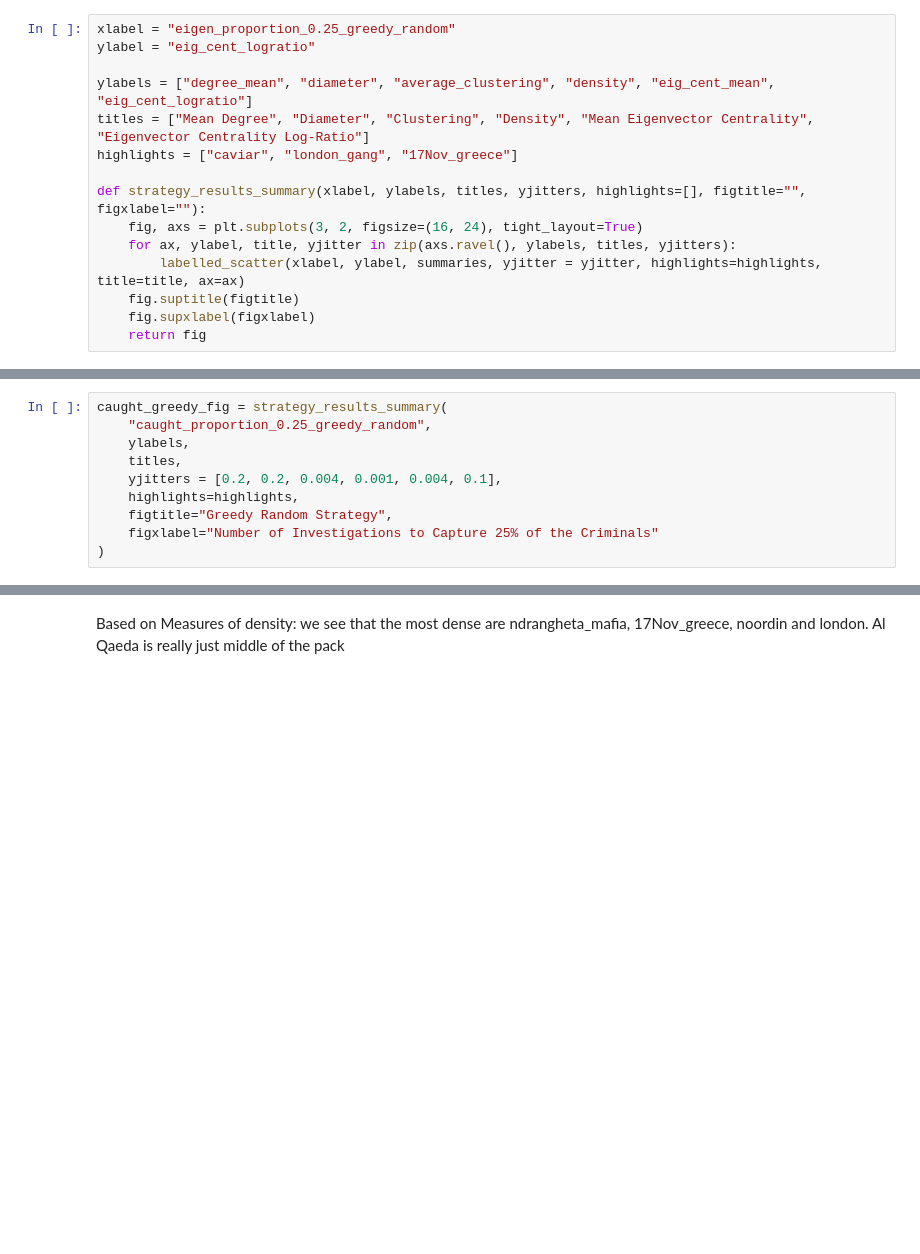
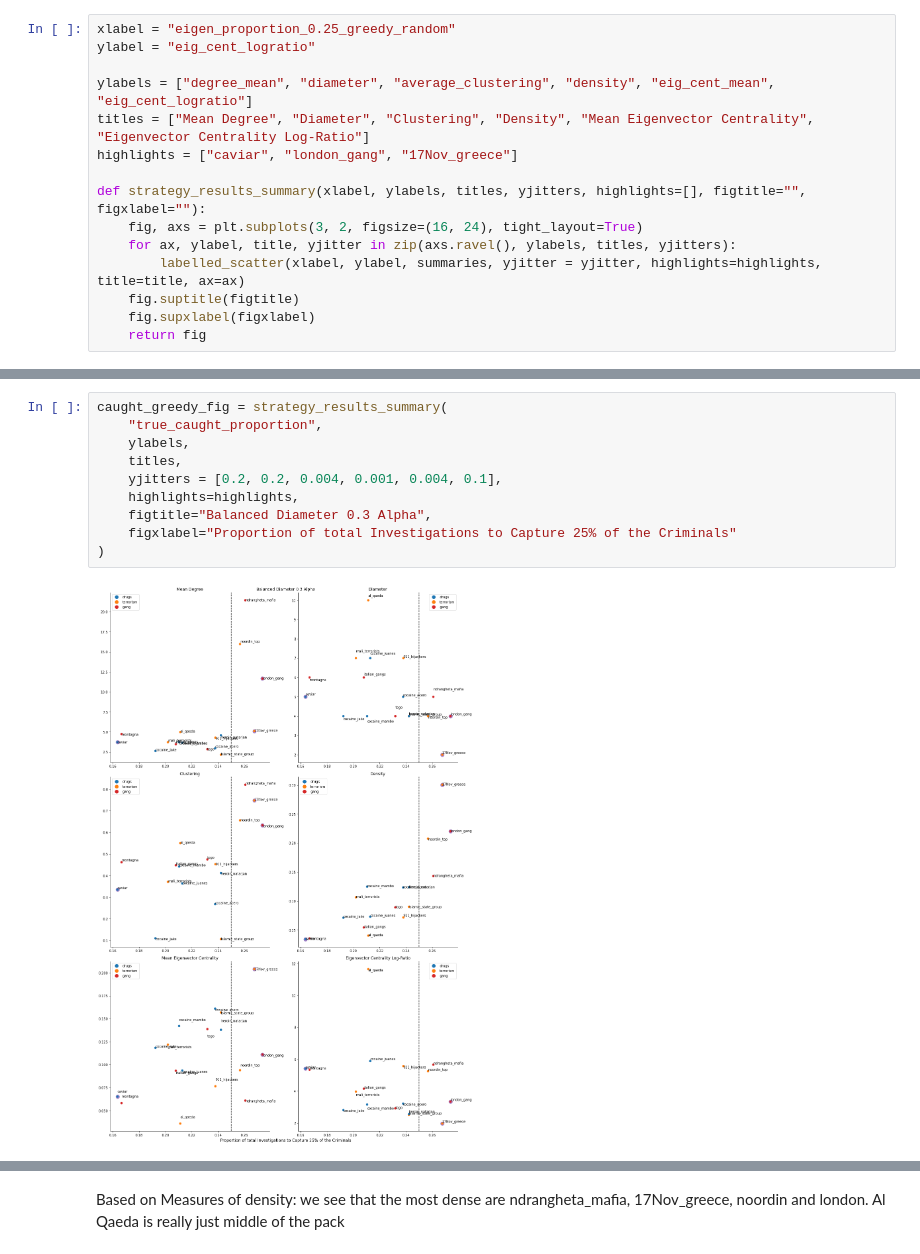
Before and after one commit to clinton0313/network_analysis, a Jupyter notebook: final_project/code/results.ipynb, the cells around one changed output, grey strips where cells are left out. Cells and saved outputs as stored; diff of their text form; blank space fills up the shorter version.

```diff
--- a/final_project/code/results.ipynb
+++ b/final_project/code/results.ipynb
@@ -197,10 +233,12 @@ eigen_greedy_fig = strategy_results_summary(
 # %%
 caught_greedy_fig = strategy_results_summary(
-    "caught_proportion_0.25_greedy_random",
+    "true_caught_proportion",
     ylabels,
     titles,
     yjitters = [0.2, 0.2, 0.004, 0.001, 0.004, 0.1],
     highlights=highlights,
-    figtitle="Greedy Random Strategy",
-    figxlabel="Number of Investigations to Capture 25% of the Criminals"
+    figtitle="Balanced Diameter 0.3 Alpha",
+    figxlabel="Proportion of total Investigations to Capture 25% of the Criminals"
 )
+# %% [output]
+[figure, added]
```
Also changed, not shown: parts of 8 cells of this notebook, 8 other files.
